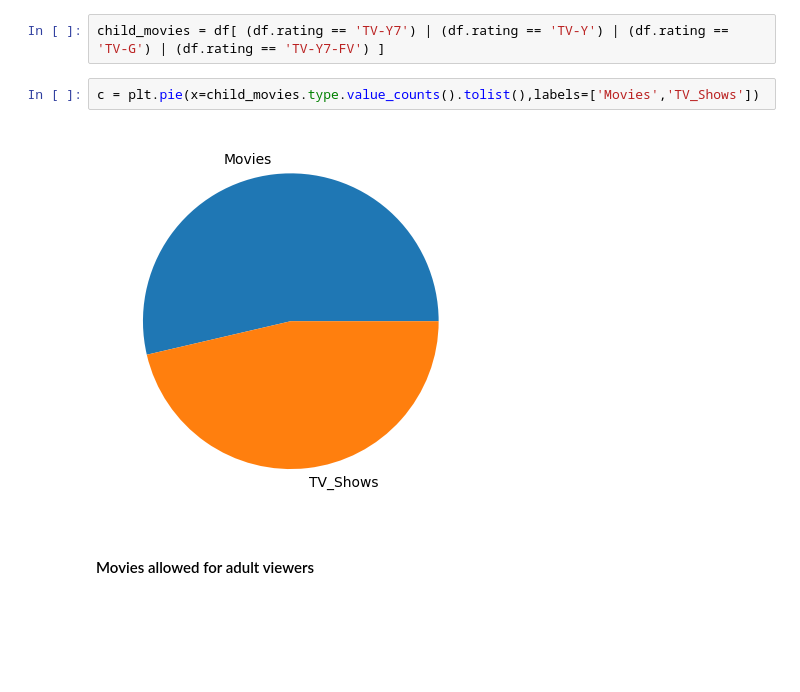
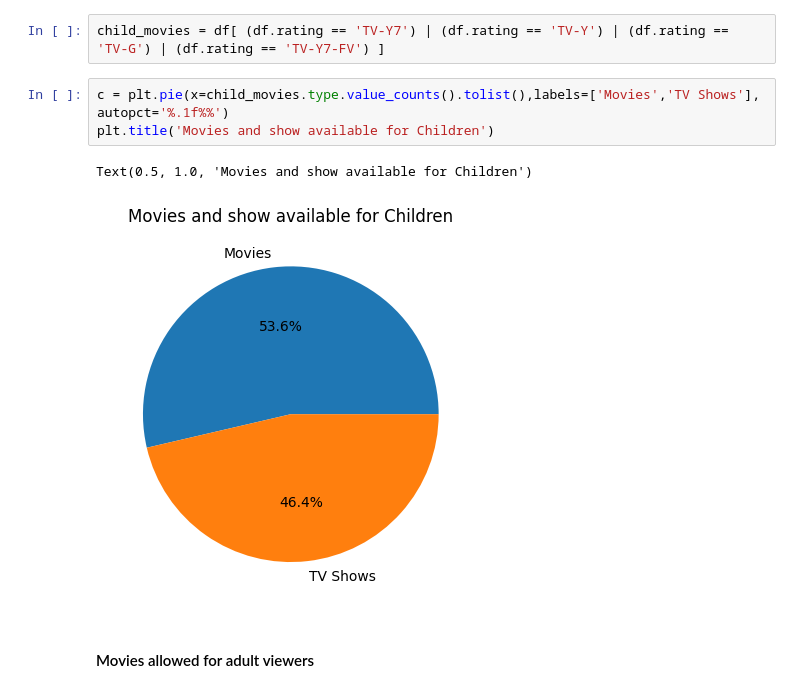
Before and after one commit to MOHIT282/Machine-Learning, a Jupyter notebook: august(4-6)/visualization/netflix-visualization.ipynb, the cells around one changed output. Cells and saved outputs as stored; diff of their text form; blank space fills up the shorter version.

```diff
--- a/august(4-6)/visualization/netflix-visualization.ipynb
+++ b/august(4-6)/visualization/netflix-visualization.ipynb
@@ -72,9 +58,11 @@ adult_ratings = ['TV-MA', 'R', 'NC-17']
 # %%
 child_movies = df[ (df.rating == 'TV-Y7') | (df.rating == 'TV-Y') | (df.rating == 'TV-G') | (df.rating == 'TV-Y7-FV') ]
 # %%
-c = plt.pie(x=child_movies.type.value_counts().tolist(),labels=['Movies','TV_Shows'])
+c = plt.pie(x=child_movies.type.value_counts().tolist(),labels=['Movies','TV Shows'], autopct='%.1f%%')
+plt.title('Movies and show available for Children')
 # %% [output]
+Text(0.5, 1.0, 'Movies and show available for Children')
-[figure, old version]
+[figure, new version]
 # %% [markdown]
 #### Movies allowed for adult viewers
 # %%
```
Also changed, not shown: parts of 13 cells of this notebook.
